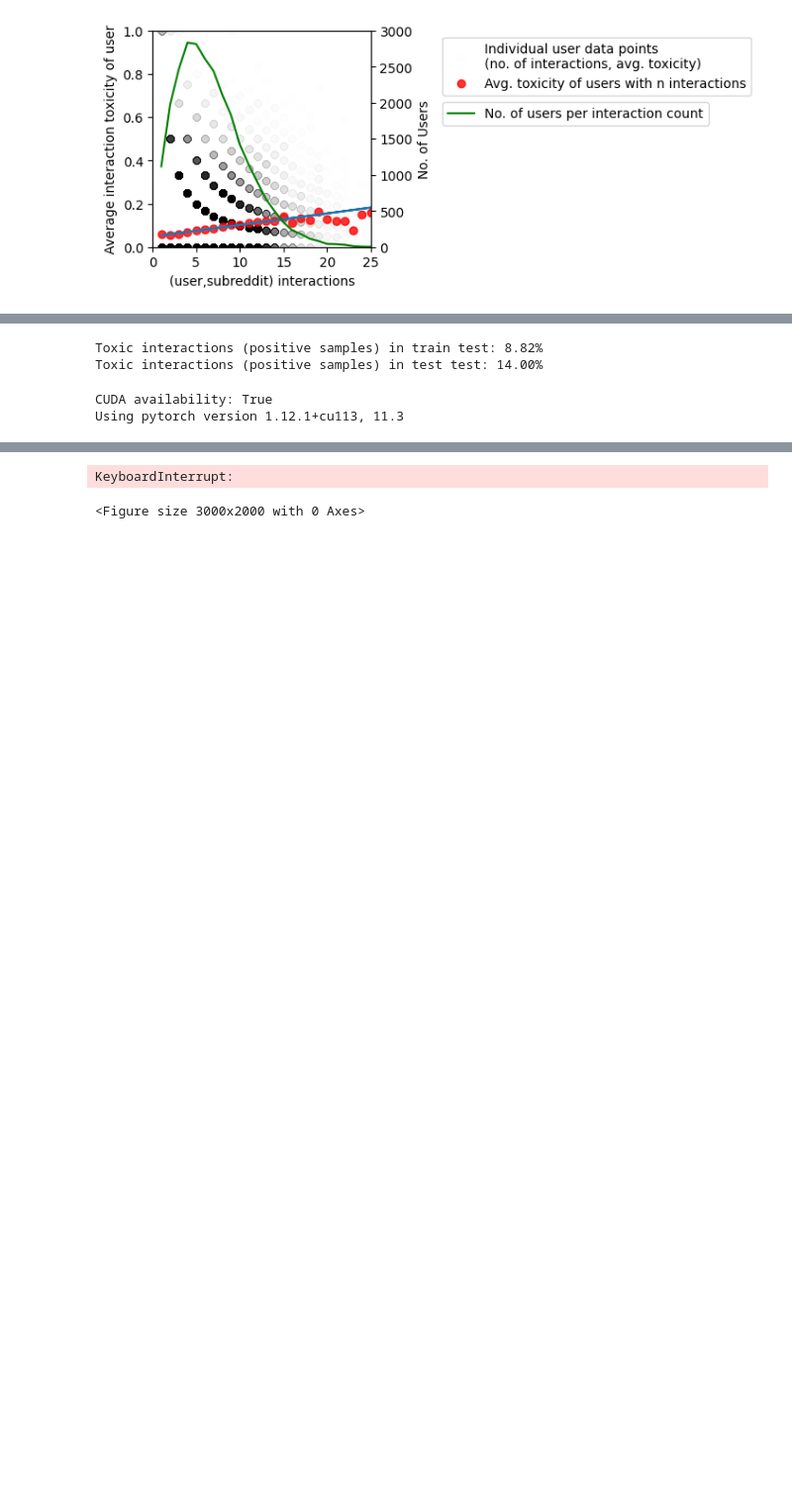
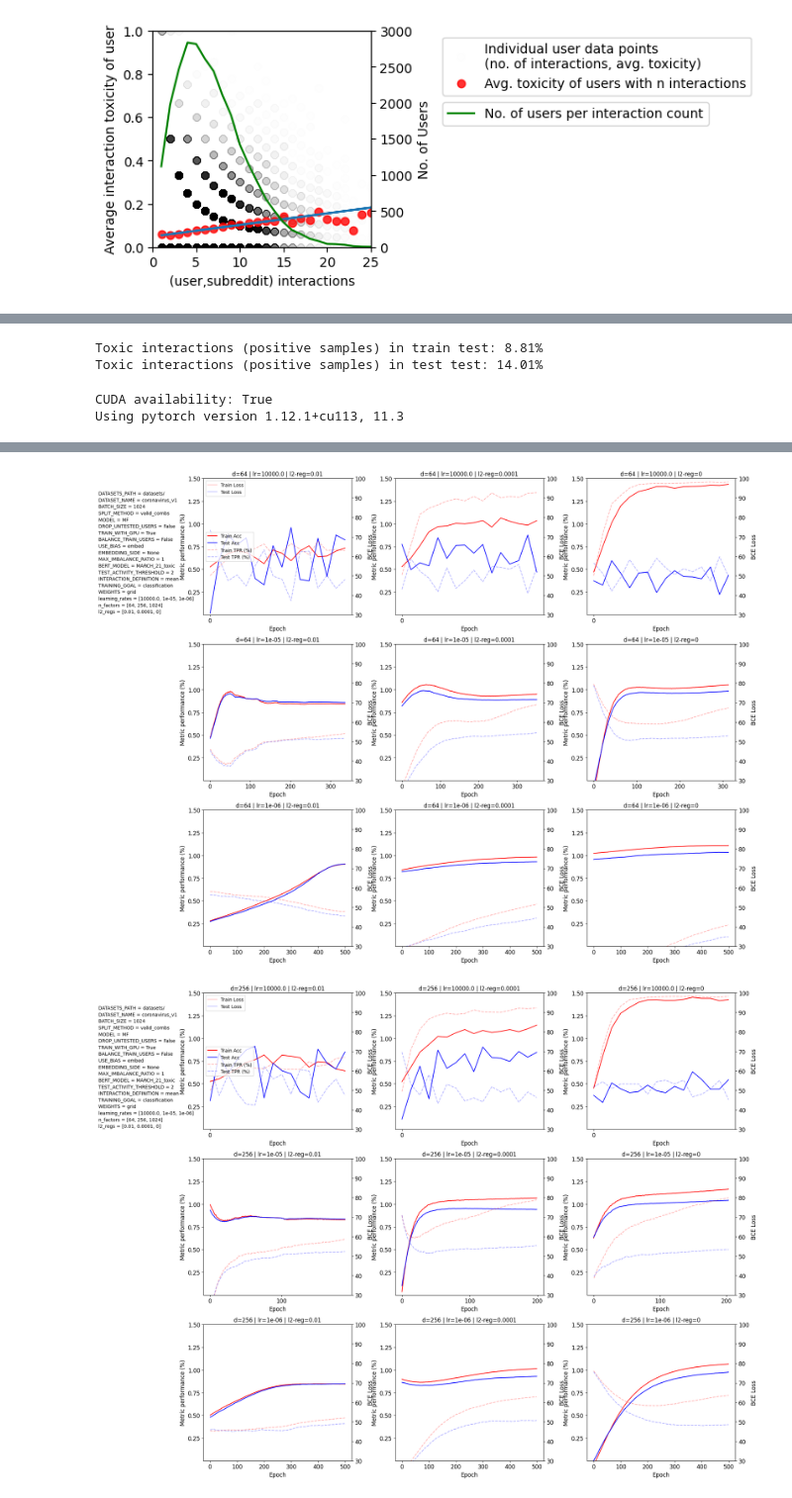
Before and after one commit to Kominaru/AnticipateToxicity, a Jupyter notebook: train_toxicity_model.ipynb, the cells around one changed output, grey strips where cells are left out. Shown at 99% size. Drawn from its saved outputs; the diff is of its cells as text; code cells hidden in the pictures; blank space fills up the shorter version.

```diff
--- a/train_toxicity_model.ipynb
+++ b/train_toxicity_model.ipynb
@@ -49,7 +49,7 @@ device = torch.device("cuda" if torch.cuda.is_available() and CONFIG['TRAIN_WITH
 # Read dataset and obtain the basic model inputs and outputs
 #
 
-df=pd.read_csv(f'{CONFIG["DATASETS_PATH"]}/{CONFIG["DATASET_NAME"]}_preprocessed_toxicity.csv',encoding='UTF_8')
+df=pd.read_csv(f'{CONFIG["DATASETS_PATH"]}/{CONFIG["DATASET_NAME"]}.csv',encoding='UTF_8')
 
 
 #We roughly defined a (user,subreddit) interaction as toxic when the mean toxicity is >0
@@ -73,8 +73,8 @@ if CONFIG["TRAINING_GOAL"]!="regression":
     print(f"Toxic interactions: {(100*(df['Toxicity'].sum()/len(df['Toxicity']))):.2f}%") #Percentage of toxic interactions (not comments!)
 
 #Primary inputs (author_id, subreddit_id) and outputs (toxicity)
-x=df.drop(['Toxicity'],axis=1).to_numpy().astype(int)
-y=df['Toxicity'].to_numpy()
+# x=df.drop(['Toxicity'],axis=1).to_numpy().astype(int)
+# y=df['Toxicity'].to_numpy()
 
 
 
@@ -462,8 +463,8 @@ test_dataloader=get_dataloader(X_test,y_test,CONFIG['BATCH_SIZE'])
 print(f"Toxic interactions (positive samples) in train test: {np.average(y_train.cpu())*100:.2f}%")
 print(f"Toxic interactions (positive samples) in test test: {np.average(y_test.cpu())*100:.2f}%")
 # %% [output]
-Toxic interactions (positive samples) in train test: 8.82%
-Toxic interactions (positive samples) in test test: 14.00%
+Toxic interactions (positive samples) in train test: 8.81%
+Toxic interactions (positive samples) in test test: 14.01%
 # %%
 #
 # Define the training cycle for the model
@@ -474,7 +475,7 @@ from torchmetrics import MeanSquaredError
 
 print(f"CUDA availability: {torch.cuda.is_available()}")
 print(f"Using pytorch version {torch.__version__}, {torch.version.cuda}")
-def train_toxicity_model(n_factors=64,learning_rate=1e-3,l2_reg=1e-5,epochs=10, best_test_loss=1e6):
+def train_toxicity_model(n_factors=64,learning_rate=1e-3,l2_reg=0,epochs=10, best_test_loss=1e6):
     print(f"Current parameters are d:{n_factors} | L.Rate:{learning_rate} | L2 Reg:{l2_reg}")
 
     losses=[]
@@ -483,8 +484,8 @@ def train_toxicity_model(n_factors=64,learning_rate=1e-3,l2_reg=1e-5,epochs=10,
     accuracies_test=[]
     TPRs=[]
     TPRs_test=[]
-    gmean_train = []
-    gmean_test = []
+    trigger_times = 0
+    patience = 10
 
     Iterations=[]
 
@@ -617,6 +618,8 @@ def train_toxicity_model(n_factors=64,learning_rate=1e-3,l2_reg=1e-5,epochs=10,
 
             loss_test = loss_test/y_test.size(0)
 
+
+
             if epoch%100==0:
                 torch.save(model,f"{directory_path}/last-model-epoch-{epoch}.pt")
             if loss_test<best_test_loss:
@@ -638,6 +641,13 @@ def train_toxicity_model(n_factors=64,learning_rate=1e-3,l2_reg=1e-5,epochs=10,
 
             TPRs_test.append(100*tp/(tp+fn))
 
+            if epoch>5 and losses_test[-1]>=(np.average(losses_test[-5:-1])-1e-4):
+                trigger_times+=1
+                if trigger_times>=patience:
+                    break
+            else:
+                trigger_times=0
+
             # gmean_test.append(sqrt((tp/(fn+tp))*(tn/(tn+fp))))
 
             # avg_1_train=np.average(torch.squeeze(outputs).cpu()[np.where(labels_train==1)])
@@ -667,11 +677,13 @@ best_loss=1e6
 for d in GRIDSEARCH_PARAMS["n_factors"]:
     i=1
 
-    fig = plt.figure(figsize=(30,(20*min(len(GRIDSEARCH_PARAMS["learning_rates"]),len(GRIDSEARCH_PARAMS["l2_regs"])))/max(len(GRIDSEARCH_PARAMS["learning_rates"]),len(GRIDSEARCH_PARAMS["l2_regs"]))))
+    fig = plt.figure(figsize=(5+5*len(GRIDSEARCH_PARAMS["l2_regs"]),5*len(GRIDSEARCH_PARAMS["learning_rates"])))
     for lr in GRIDSEARCH_PARAMS["learning_rates"]:
         for reg in GRIDSEARCH_PARAMS["l2_regs"]:
 
             results = train_toxicity_model(n_factors=d,learning_rate=lr,l2_reg=reg,epochs=epochs,best_test_loss=best_loss)
+
+            run_epochs = len(results['test_loss'])
 
             best_loss=results["best_test_loss"]
 
@@ -687,8 +699,8 @@ for d in GRIDSEARCH_PARAMS["n_factors"]:
 
             plt.ylim(0,1.5)
 
-            plt.plot(np.arange(0,epochs,1),results["train_loss"], color="red",alpha=.25,label="Train Loss") #Train loss evolution
-            plt.plot(np.arange(0,epochs,1),results["test_loss"], color="blue",alpha=.25,label="Test Loss") #Test loss evolution
+            plt.plot(np.arange(0,run_epochs,1),results["train_loss"], color="red",alpha=.25,label="Train Loss") #Train loss evolution
+            plt.plot(np.arange(0,run_epochs,1),results["test_loss"], color="blue",alpha=.25,label="Test Loss") #Test loss evolution
 
             if i==1: plt.legend(loc="upper left")
 
@@ -699,11 +711,11 @@ for d in GRIDSEARCH_PARAMS["n_factors"]:
             plt.ylabel("BCE Loss", fontsize=12)
             plt.ylim(30,100)
 
-            plt.plot(np.arange(0,epochs,1),results["train_acc"], color="red", label="Train Acc")         #Train acc evolution
-            plt.plot(np.arange(0,epochs,1),results["test_acc"], color="blue", label="Test Acc")   #Test acc evolution
+            plt.plot(np.arange(0,run_epochs,1),results["train_acc"], color="red", label="Train Acc")         #Train acc evolution
+            plt.plot(np.arange(0,run_epochs,1),results["test_acc"], color="blue", label="Test Acc")   #Test acc evolution
 
-            plt.plot(np.arange(0,epochs,1),results["train_TPR"], '--', color="red", label="Train TPR (%)" , alpha=.3)   # Train TPR (%) evolution
-            plt.plot(np.arange(0,epochs,1),results["test_TPR"], '--', color="blue", label="Test TPR (%)", alpha=.3)   #Test TPR (%) evolution
+            plt.plot(np.arange(0,run_epochs,1),results["train_TPR"], '--', color="red", label="Train TPR (%)" , alpha=.3)   # Train TPR (%) evolution
+            plt.plot(np.arange(0,run_epochs,1),results["test_TPR"], '--', color="blue", label="Test TPR (%)", alpha=.3)   #Test TPR (%) evolution
 
             if i==1: plt.legend(loc="center left")
             i+=1
@@ -733,2 +745,2 @@ EPOCH   LOSS_TRAIN      LOSS_TEST       ACC_TRAIN       ACC_TEST        TP
-KeyboardInterrupt:
-<Figure size 3000x2000 with 0 Axes>
+[figure, added]
+[figure, added]
```
Also changed, not shown: parts of 5 cells of this notebook, 19 other files.
